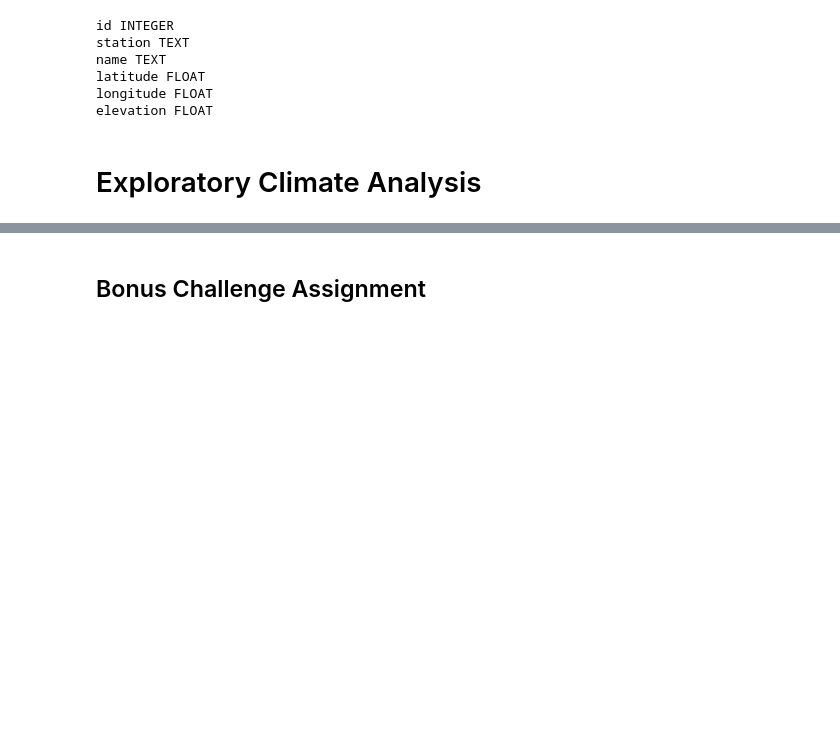
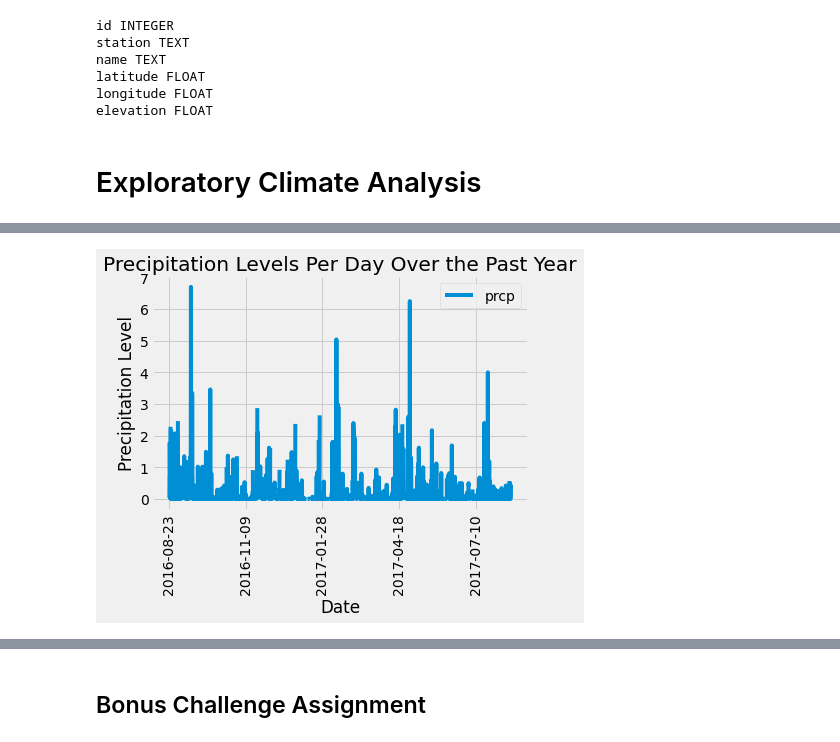
Before and after one commit to EvanK215/sqlalchemy-challenge, a Jupyter notebook: climate.ipynb, the cells around one changed output, grey strips where cells are left out. Saved outputs shown, nothing was run; the diff lists cells and outputs as text; code cells hidden in the pictures; blank space fills up the shorter version.

```diff
--- a/climate.ipynb
+++ b/climate.ipynb
@@ -73,7 +72,7 @@ elevation FLOAT
 
 #Find last Date in table
 last_date = session.query(Measurement.date).order_by(Measurement.date.desc()).first()
-
+last_date = dt.datetime.strptime(last_date[0], "%Y-%m-%d")
 # Calculate the date 1 year ago from the last data point in the database
 
 first_date = dt.date(2017,8,23) - dt.timedelta(days=365)
@@ -85,13 +84,9 @@ last_365 = session.query(Measurement.date, Measurement.prcp).\
     filter(Measurement.date >= first_date).all()
 
 # Save the query results as a Pandas DataFrame and set the index to the date column
-last_365_df=pd.DataFrame(last_365, columns=['date','prcp'])
+last_365_df=pd.DataFrame(last_365, columns=['Pdate','prcp'])
 # Sort the dataframe by date
-last_365_df = last_365_df.sort_values(["date"])
-last_365_df.set_index("date", inplace=True)
-
-# Use Pandas Plotting with Matplotlib to plot the data
-last_365_df.plot.bar()
-plt.tight_layout()
-plt.show()
+last_365_df = last_365_df.sort_values(["Pdate"])
+last_365_df.set_index("Pdate", inplace=True)
+last_365_df.head(5)
 # %% [output]
@@ -101,2 +102,10 @@ plt.show()
+# %%
+last_365_df.plot(rot=90)
+plt.title("Precipitation Levels Per Day Over the Past Year")
+plt.ylabel("Precipitation Level")
+plt.xlabel("Date")
+plt.show()
+# %% [output]
+[figure, added]
 # %%
 # Use Pandas to calcualte the summary statistics for the precipitation data
```
Also changed, not shown: parts of 11 cells of this notebook.
